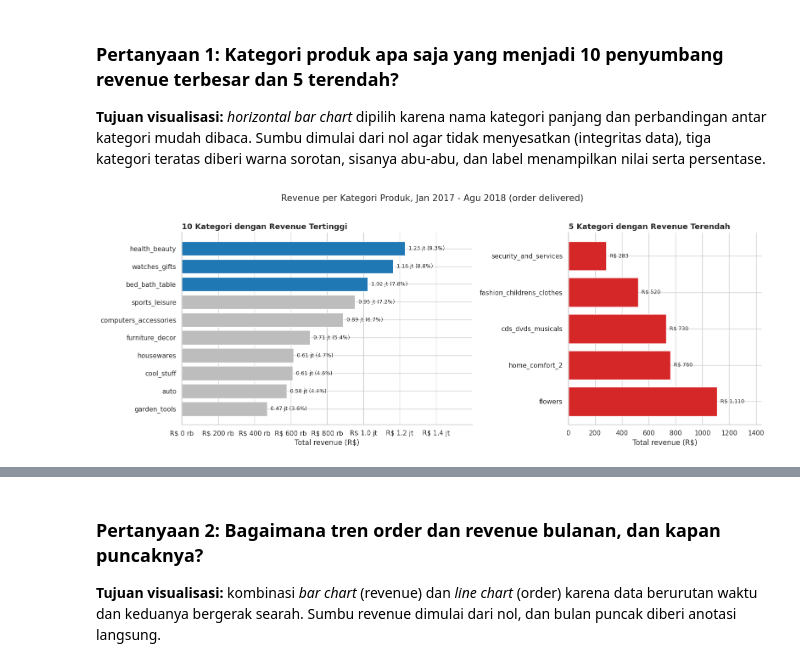
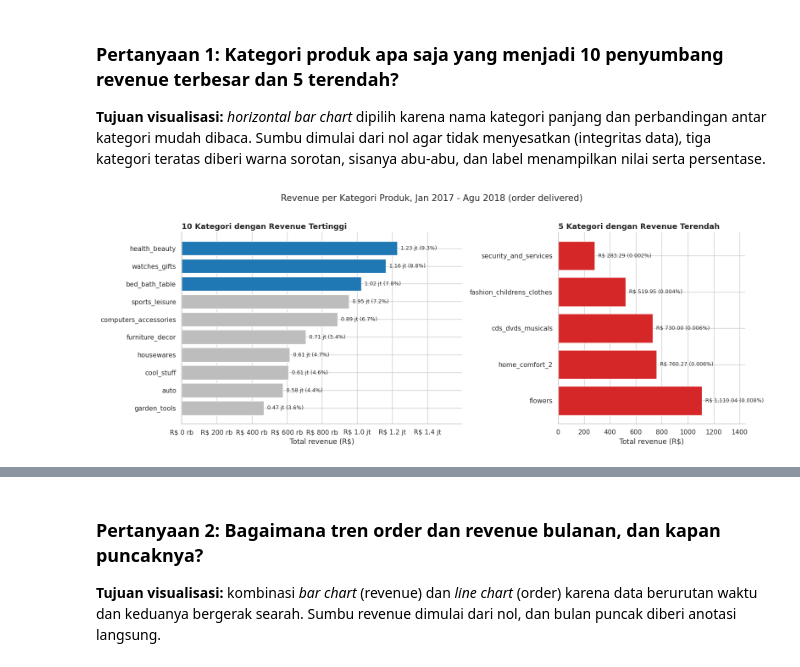
Before and after one commit to FRXIKEN/ecommerce-dashboard, a Jupyter notebook: notebook.ipynb, the cells around one changed output, grey strips where cells are left out. Saved outputs shown, nothing was run; the diff lists cells and outputs as text; code cells hidden in the pictures.

```diff
--- a/notebook.ipynb
+++ b/notebook.ipynb
@@ -658,26 +714,26 @@ HIGHLIGHT, MUTED, ALERT = "#1f77b4", "#bdbdbd", "#d62728"
 # %%
 top10 = category_perf.head(10).sort_values("revenue")
 bottom5 = category_perf.tail(5).sort_values("revenue", ascending=False)
 
 fig, axes = plt.subplots(1, 2, figsize=(16, 6), gridspec_kw={"width_ratios": [1.5, 1]})
 
 colors = [HIGHLIGHT if i >= 7 else MUTED for i in range(10)]
 axes[0].barh(top10.index, top10["revenue"], color=colors)
 for y, (rev, pct) in enumerate(zip(top10["revenue"], top10["pct_revenue"])):
     axes[0].text(rev, y, f"  {rev/1e6:.2f} jt ({pct:.1f}%)", va="center", fontsize=9)
 axes[0].set_title("10 Kategori dengan Revenue Tertinggi", fontsize=13, loc="left", fontweight="bold")
 axes[0].xaxis.set_major_formatter(FuncFormatter(currency_fmt))
 axes[0].set_xlim(0, top10["revenue"].max() * 1.3)
 axes[0].set_xlabel("Total revenue (R$)"); axes[0].set_ylabel("")
 
 axes[1].barh(bottom5.index, bottom5["revenue"], color=ALERT)
-for y, rev in enumerate(bottom5["revenue"]):
-    axes[1].text(rev, y, f"  R$ {rev:,.0f}", va="center", fontsize=9)
+for y, (rev, pct) in enumerate(zip(bottom5["revenue"], bottom5["pct_revenue"])):
+    axes[1].text(rev, y, f"  R$ {rev:,.2f} ({pct:.3f}%)", va="center", fontsize=9)
 axes[1].set_title("5 Kategori dengan Revenue Terendah", fontsize=13, loc="left", fontweight="bold")
 axes[1].set_xlim(0, bottom5["revenue"].max() * 1.3)
 axes[1].set_xlabel("Total revenue (R$)"); axes[1].set_ylabel("")
 
 fig.suptitle("Revenue per Kategori Produk, Jan 2017 - Agu 2018 (order delivered)", fontsize=15, y=1.02)
 sns.despine(); plt.tight_layout(); plt.show()
 # %% [output]
-[figure, old version]
+[figure, new version]
```
Also changed, not shown: parts of 13 cells of this notebook.
